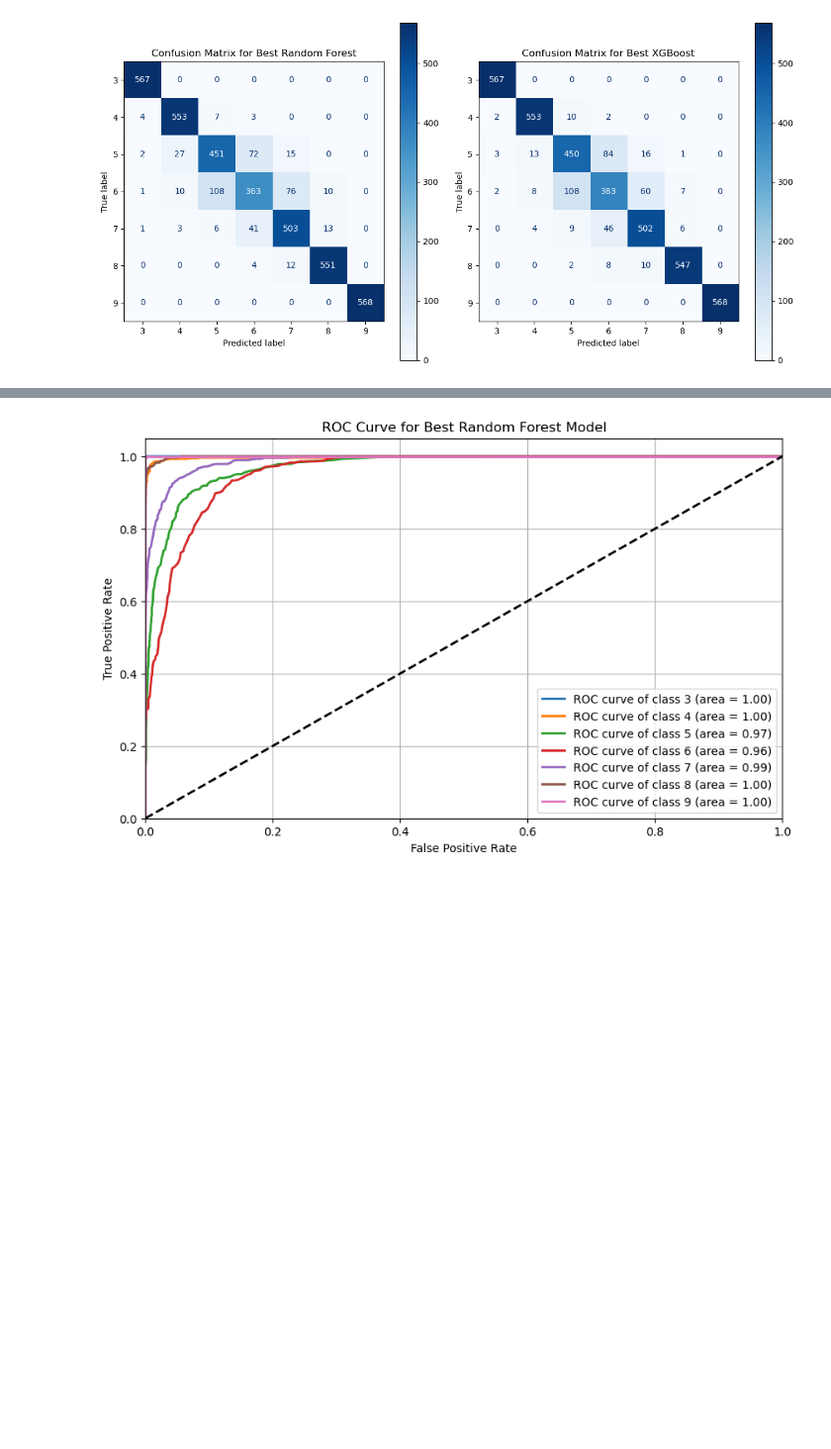
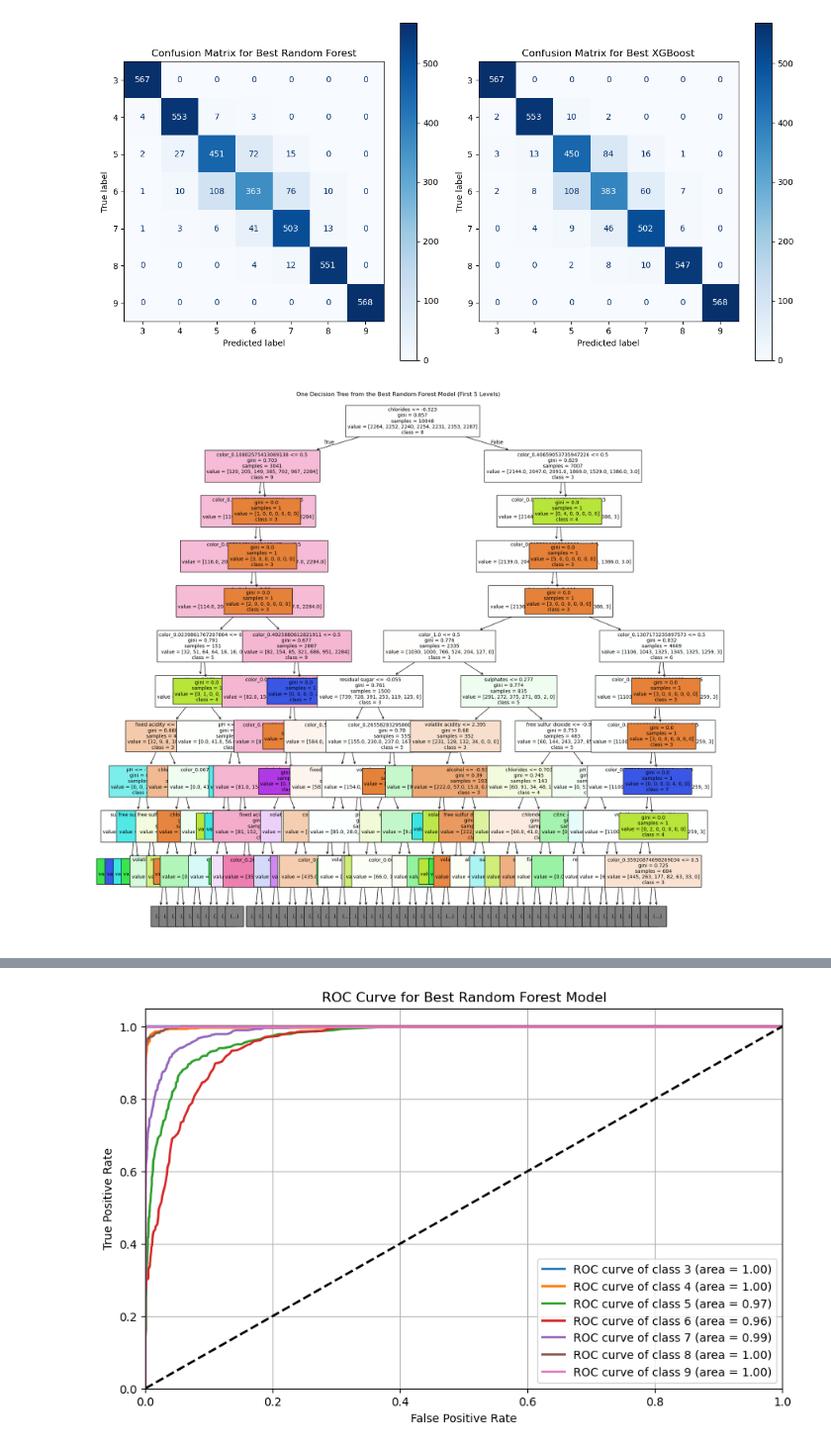
Before and after one commit to deepakkaushik72/Capstone_Wine_Quality_Classification, a Jupyter notebook: red_white_classification.ipynb, the cells around one changed output, grey strips where cells are left out. Shown at 99% size. Cells and saved outputs as stored; diff of their text form; code cells hidden in the pictures; blank space fills up the shorter version.

```diff
--- a/red_white_classification.ipynb
+++ b/red_white_classification.ipynb
@@ -1024,3 +1024,15 @@ plt.savefig('/Users/deepakkaushik/Desktop/UC Berkeley Assignments PCMLAI/Capston
 plt.show()
 # %% [output]
 [figure]
+# %%
+# Visualize One Decision Tree from the Best Random Forest model
+from sklearn.tree import plot_tree
+# Extract one tree from the Random Forest and show the first five levels
+estimator = best_rf_model.named_steps['classifier'].estimators_[0]
+plt.figure(figsize=(20, 20))
+plot_tree(estimator, filled=True, feature_names=numerical_features + list(best_rf_model.named_steps['preprocessor'].transformers_[1][1].named_steps['onehot'].get_feature_names_out(categorical_features)), class_names=[str(cls) for cls in best_rf_model.classes_], max_depth=10, fontsize=10)
+plt.title('One Decision Tree from the Best Random Forest Model (First 5 Levels)')
+plt.savefig('/Users/deepakkaushik/Desktop/UC Berkeley Assignments PCMLAI/Capstone Project/Images/one_decision_tree_rf.png')
+plt.show()
+# %% [output]
+[figure, added]
```
Also changed, not shown: parts of 5 cells of this notebook.
